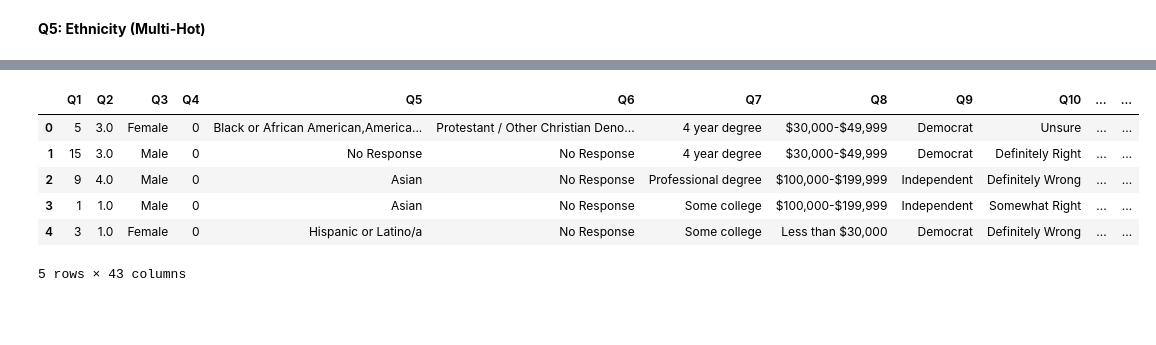
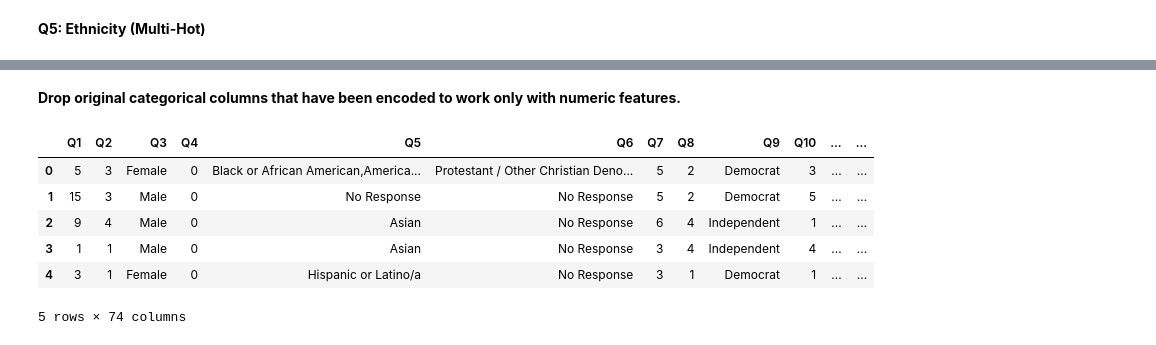
Before and after one commit to samdeet-khan/RI-Voting-Models, a Jupyter notebook: pj1_same_day_registration/notebooks/data_cleaning.ipynb, the cells around one changed output, grey strips where cells are left out. Drawn from its saved outputs; the diff is of its cells as text; code cells hidden in the pictures; blank space fills up the shorter version.

```diff
--- a/pj1_same_day_registration/notebooks/data_cleaning.ipynb
+++ b/pj1_same_day_registration/notebooks/data_cleaning.ipynb
@@ -181,0 +672,11 @@ for option in ethnicity_options:
+# %%
+voting_info_options = [
+    "Rhode Island Secretary of State's Website",
+    "Social Media",
+    "Friends/Family",
+    "Religious/Community Organizations",
+    "The Voter Information Handbook sent to my house",
+    "211 Voter Hotline"
+]
+for option in voting_info_options:
+    df[f'Q17_{option}'] = df['Q17'].apply(lambda x: 1 if option in x else 0)
@@ -181,0 +685,11 @@ for option in ethnicity_options:
+# %%
+reason_voting_options = [
+    "Today was the best option for my schedule",
+    "I wanted to wait to learn more about the candidates",
+    "I did not feel like I had all the information necessary to vote early or by mail",
+    "I prefer voting on election day",
+    "I forgot to vote early or by mail",
+    "I do not trust mail-in voting"
+]
+for option in reason_voting_options:
+    df[f'Q18_{option}'] = df['Q18'].apply(lambda x: 1 if option in x else 0)
@@ -181,0 +709,12 @@ for option in ethnicity_options:
+# %%
+registration_mapping = {
+    "Definitely Not": 1,
+    "Probably Not": 2,
+    "I would need more information to make a decision": 3,
+    "Probably": 4,
+    "Definitely": 5,
+    "No Response": 0
+}
+df['Q19'] = df['Q19'].map(registration_mapping).fillna(0)
+
+print(df['Q19'].value_counts())
@@ -181,0 +743,4 @@ for option in ethnicity_options:
+# %%
+df['Q20'] = df['Q20'].map(registration_mapping).fillna(0)
+
+print(df['Q20'].value_counts())
@@ -182,10 +756,12 @@ for option in ethnicity_options:
+# %% [markdown]
+**Drop original categorical columns that have been encoded to work only with numeric features.**
 # %%
-df.head(5)
+df.head()
 # %% [output]
 |  | Q1 | Q2 | Q3 | Q4 | Q5 | Q6 | Q7 | Q8 | Q9 | Q10 | ... | ... |
-| 0 | 5 | 3.0 | Female | 0 | Black or African American,America... | Protestant / Other Christian Deno... | 4 year degree | $30,000-$49,999 | Democrat | Unsure | ... | ... |
-| 1 | 15 | 3.0 | Male | 0 | No Response | No Response | 4 year degree | $30,000-$49,999 | Democrat | Definitely Right | ... | ... |
-| 2 | 9 | 4.0 | Male | 0 | Asian | No Response | Professional degree | $100,000-$199,999 | Independent | Definitely Wrong | ... | ... |
-| 3 | 1 | 1.0 | Male | 0 | Asian | No Response | Some college | $100,000-$199,999 | Independent | Somewhat Right | ... | ... |
-| 4 | 3 | 1.0 | Female | 0 | Hispanic or Latino/a | No Response | Some college | Less than $30,000 | Democrat | Definitely Wrong | ... | ... |
+| 0 | 5 | 3 | Female | 0 | Black or African American,America... | Protestant / Other Christian Deno... | 5 | 2 | Democrat | 3 | ... | ... |
+| 1 | 15 | 3 | Male | 0 | No Response | No Response | 5 | 2 | Democrat | 5 | ... | ... |
+| 2 | 9 | 4 | Male | 0 | Asian | No Response | 6 | 4 | Independent | 1 | ... | ... |
+| 3 | 1 | 1 | Male | 0 | Asian | No Response | 3 | 4 | Independent | 4 | ... | ... |
+| 4 | 3 | 1 | Female | 0 | Hispanic or Latino/a | No Response | 3 | 1 | Democrat | 1 | ... | ... |
-5 rows × 43 columns
+5 rows × 74 columns
```
Also changed, not shown: parts of 68 cells of this notebook, 3 other files.
